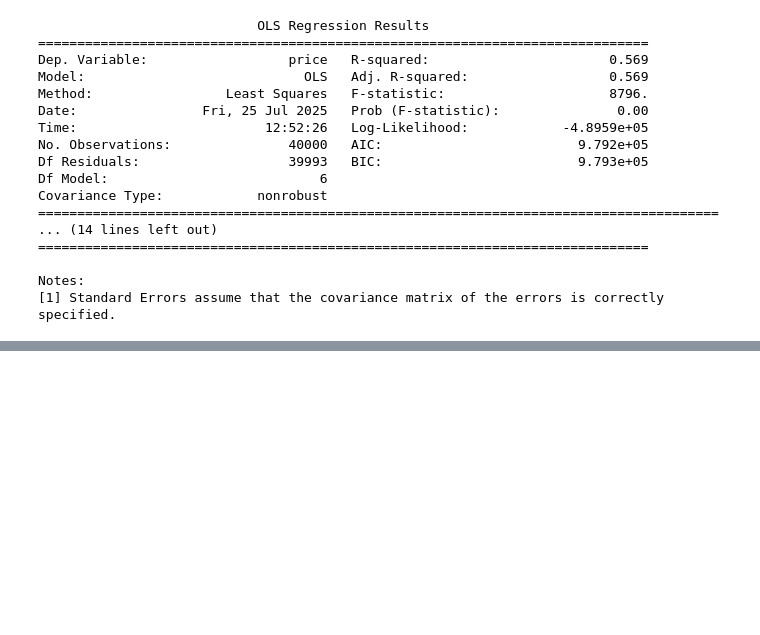
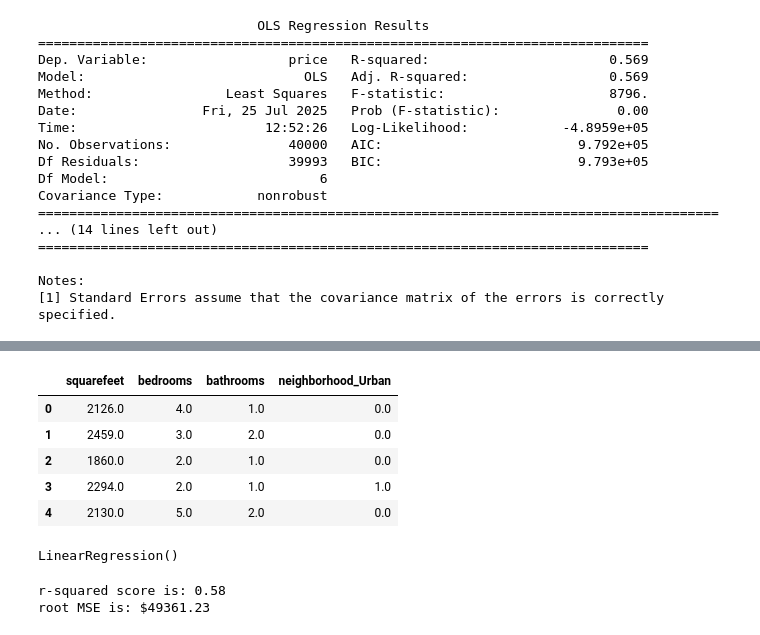
Before and after one commit to atharvadhumal03/HousePricePredictor-Regression, a Jupyter notebook: RegressionModel.ipynb, the cells around one changed output, grey strips where cells are left out. Cells and saved outputs as stored; diff of their text form; code cells hidden in the pictures; blank space fills up the shorter version.

Commit message:
dropped insignificant features and ran another model.

```diff
--- a/RegressionModel.ipynb
+++ b/RegressionModel.ipynb
@@ -350,0 +360,10 @@ Notes:
+# %%
+X.drop(columns=['agetype','neighborhood_Suburb'], inplace=True)
+X.head()
+# %% [output]
+|  | squarefeet | bedrooms | bathrooms | neighborhood_Urban |
+| 0 | 2126.0 | 4.0 | 1.0 | 0.0 |
+| 1 | 2459.0 | 3.0 | 2.0 | 0.0 |
+| 2 | 1860.0 | 2.0 | 1.0 | 0.0 |
+| 3 | 2294.0 | 2.0 | 1.0 | 1.0 |
+| 4 | 2130.0 | 5.0 | 2.0 | 0.0 |
@@ -350,0 +375,4 @@ Notes:
+# %%
+model.fit(X_train_2, y_train_2)
+# %% [output]
+LinearRegression()
@@ -350,0 +381,9 @@ Notes:
+# %%
+r2_2 = r2_score(y_test_2, y_pred_2)
+rmse_2 = mean_squared_error(y_test_2, y_pred_2) ** 0.5
+
+print(f"r-squared score is: {round(r2_2,2)}")
+print(f"root MSE is: ${round(rmse_2,2)}")
+# %% [output]
+r-squared score is: 0.58
+root MSE is: $49361.23
```
Also changed, not shown: parts of 5 cells of this notebook.
